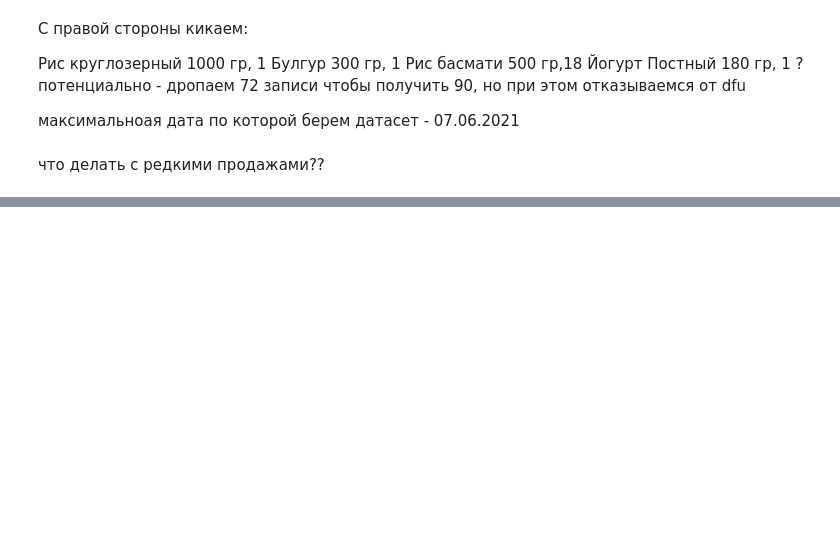
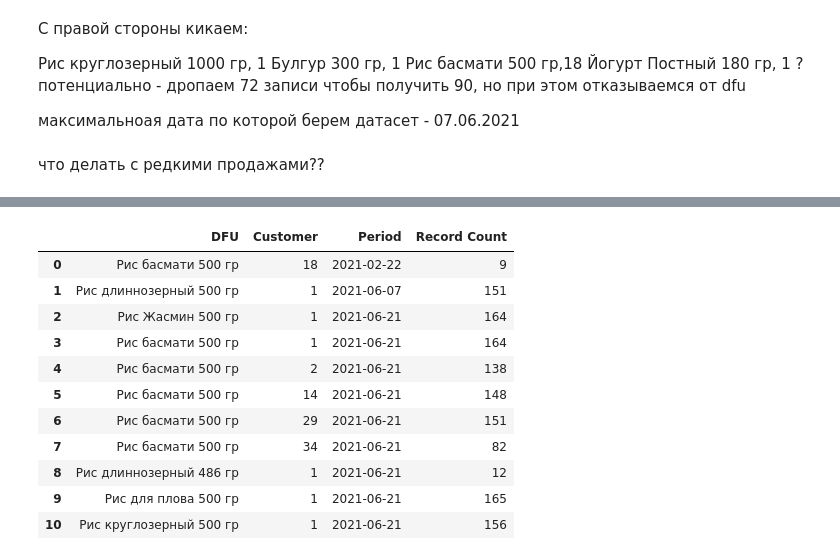
Before and after one commit to DenisMakukh/it-consulting, a Jupyter notebook: main.ipynb, the cells around one changed output, grey strips where cells are left out. Saved outputs shown, nothing was run; the diff lists cells and outputs as text; code cells hidden in the pictures; blank space fills up the shorter version.

```diff
--- a/main.ipynb
+++ b/main.ipynb
@@ -590,0 +1342,16 @@ final_df = final_df.merge(dfu_customer_counts, on=['DFU', 'Customer'], how='left
+# %%
+last_sales_dates = sales_df_cleaned.groupby(['DFU', 'Customer'])['Period'].max().reset_index()
+
+min_last_period = last_sales_dates['Period'].min()
+
+earliest_products = last_sales_dates[last_sales_dates['Period'] == min_last_period]
+
+next_10_earliest = (
+    last_sales_dates[last_sales_dates['Period'] > min_last_period]
+    .sort_values('Period')
+    .head(10)
+)
+
+final_df = pd.concat([earliest_products, next_10_earliest])
+
+final_df
@@ -590,0 +1371,18 @@ final_df = final_df.merge(dfu_customer_counts, on=['DFU', 'Customer'], how='left
+# %%
+dfu_customer_counts = sales_df_cleaned.groupby(['DFU', 'Customer']).size().reset_index(name='Record Count')
+
+final_df = final_df.merge(dfu_customer_counts, on=['DFU', 'Customer'], how='left')
+final_df
+# %% [output]
+|  | DFU | Customer | Period | Record Count |
+| 0 | Рис басмати 500 гр | 18 | 2021-02-22 | 9 |
+| 1 | Рис длиннозерный 500 гр | 1 | 2021-06-07 | 151 |
+| 2 | Рис Жасмин 500 гр | 1 | 2021-06-21 | 164 |
+| 3 | Рис басмати 500 гр | 1 | 2021-06-21 | 164 |
+| 4 | Рис басмати 500 гр | 2 | 2021-06-21 | 138 |
+| 5 | Рис басмати 500 гр | 14 | 2021-06-21 | 148 |
+| 6 | Рис басмати 500 гр | 29 | 2021-06-21 | 151 |
+| 7 | Рис басмати 500 гр | 34 | 2021-06-21 | 82 |
+| 8 | Рис длиннозерный 486 гр | 1 | 2021-06-21 | 12 |
+| 9 | Рис для плова 500 гр | 1 | 2021-06-21 | 165 |
+| 10 | Рис круглозерный 500 гр | 1 | 2021-06-21 | 156 |
```
Also changed, not shown: parts of 77 cells of this notebook.
